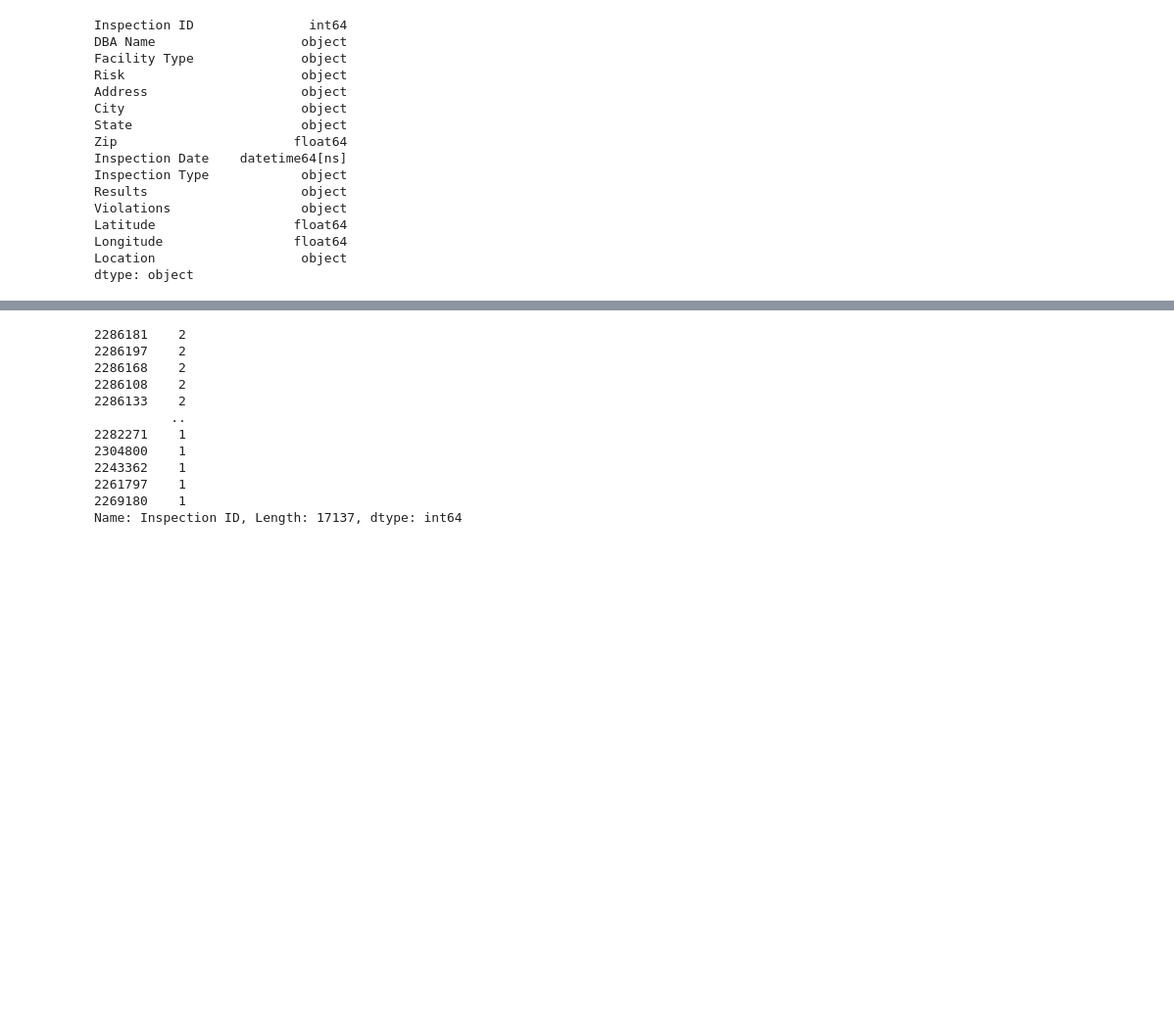
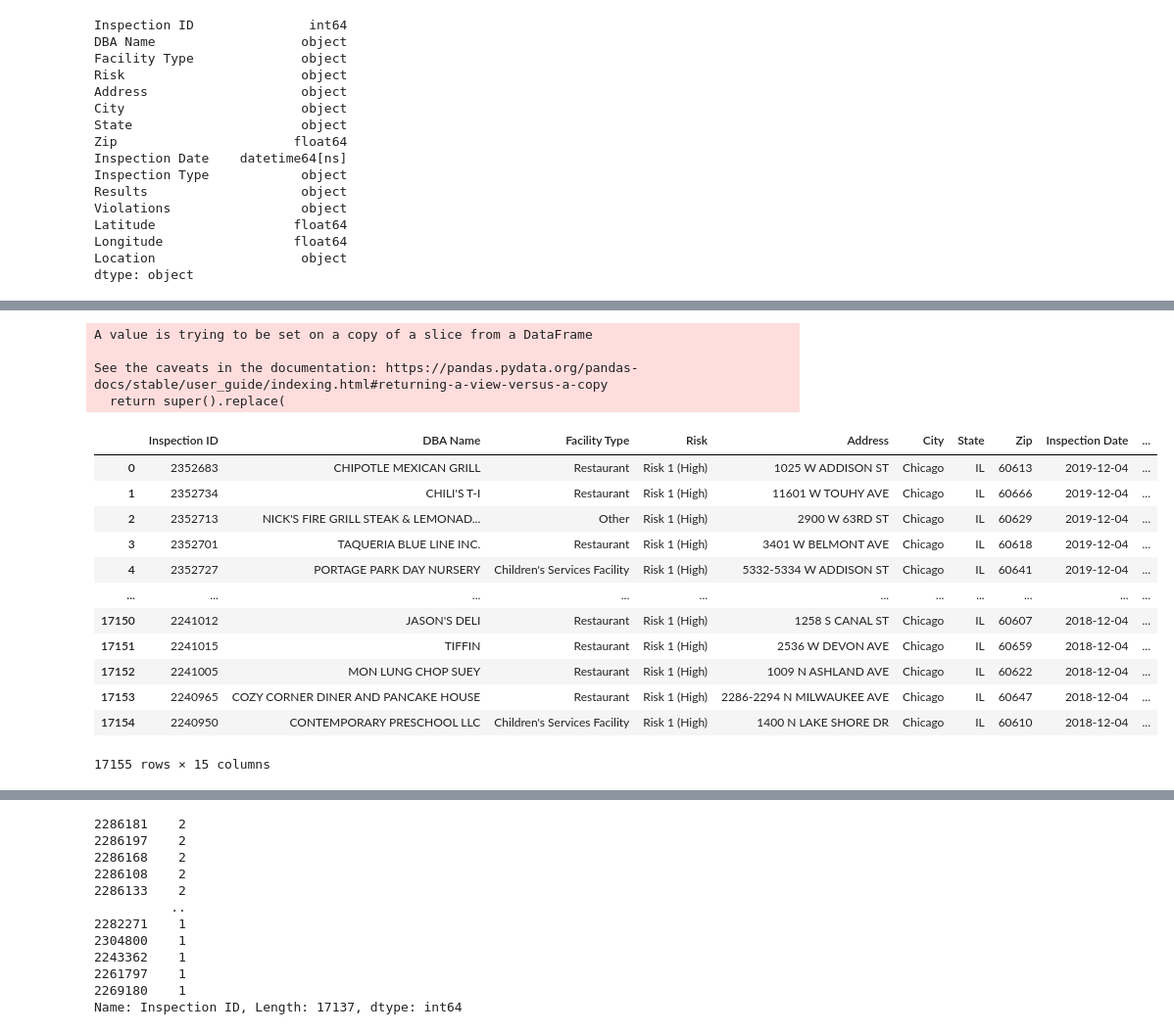
Before and after one commit to eldridgesje/Project-2, a Jupyter notebook: food_inspection.ipynb, the cells around one changed output, grey strips where cells are left out. Shown at 98% size. Drawn from its saved outputs; the diff is of its cells as text; code cells hidden in the pictures; blank space fills up the shorter version.

Commit message:
city column updated

```diff
--- a/food_inspection.ipynb
+++ b/food_inspection.ipynb
@@ -203,0 +225,29 @@ See the caveats in the documentation: https://pandas.pydata.org/pandas-docs/stab
+# %%
+food_df["City"].replace("CHICAGO", value = "Chicago", inplace = True)
+food_df["City"].replace("Chicago", value = "Chicago" , inplace = True)
+food_df["City"].replace("CCHICAGO" , value = "Chicago" , inplace = True)
+food_df["City"].replace("CHICAGOCHICAGO" , value = "Chicago" , inplace = True)
+food_df["City"].replace("CHICAGOHICAGO" , value = "Chicago" , inplace = True)
+food_df["City"].replace("chicago" , value = "Chicago" , inplace = True)
+food_df["City"].replace("CHICAGOCHICAGO" , value = "Chicago" , inplace = True)
+food_df["City"].replace("CHICAGO." , value = "Chicago" , inplace = True)
+
+food_df
+# %% [output]
+A value is trying to be set on a copy of a slice from a DataFrame
+
+See the caveats in the documentation: https://pandas.pydata.org/pandas-docs/stable/user_guide/indexing.html#returning-a-view-versus-a-copy
+  return super().replace(
+|  | Inspection ID | DBA Name | Facility Type | Risk | Address | City | State | Zip | Inspection Date | ... |
+| 0 | 2352683 | CHIPOTLE MEXICAN GRILL | Restaurant | Risk 1 (High) | 1025 W ADDISON ST | Chicago | IL | 60613 | 2019-12-04 | ... |
+| 1 | 2352734 | CHILI'S T-I | Restaurant | Risk 1 (High) | 11601 W TOUHY AVE | Chicago | IL | 60666 | 2019-12-04 | ... |
+| 2 | 2352713 | NICK'S FIRE GRILL STEAK & LEMONAD... | Other | Risk 1 (High) | 2900 W 63RD ST | Chicago | IL | 60629 | 2019-12-04 | ... |
+| 3 | 2352701 | TAQUERIA BLUE LINE INC. | Restaurant | Risk 1 (High) | 3401 W BELMONT AVE | Chicago | IL | 60618 | 2019-12-04 | ... |
+| 4 | 2352727 | PORTAGE PARK DAY NURSERY | Children's Services Facility | Risk 1 (High) | 5332-5334 W ADDISON ST | Chicago | IL | 60641 | 2019-12-04 | ... |
+| ... | ... | ... | ... | ... | ... | ... | ... | ... | ... | ... |
+| 17150 | 2241012 | JASON'S DELI | Restaurant | Risk 1 (High) | 1258 S CANAL ST | Chicago | IL | 60607 | 2018-12-04 | ... |
+| 17151 | 2241015 | TIFFIN | Restaurant | Risk 1 (High) | 2536 W DEVON AVE | Chicago | IL | 60659 | 2018-12-04 | ... |
+| 17152 | 2241005 | MON LUNG CHOP SUEY | Restaurant | Risk 1 (High) | 1009 N ASHLAND AVE | Chicago | IL | 60622 | 2018-12-04 | ... |
+| 17153 | 2240965 | COZY CORNER DINER AND PANCAKE HOUSE | Restaurant | Risk 1 (High) | 2286-2294 N MILWAUKEE AVE | Chicago | IL | 60647 | 2018-12-04 | ... |
+| 17154 | 2240950 | CONTEMPORARY PRESCHOOL LLC | Children's Services Facility | Risk 1 (High) | 1400 N LAKE SHORE DR | Chicago | IL | 60610 | 2018-12-04 | ... |
+17155 rows × 15 columns
```
Also changed, not shown: parts of 8 cells of this notebook.
